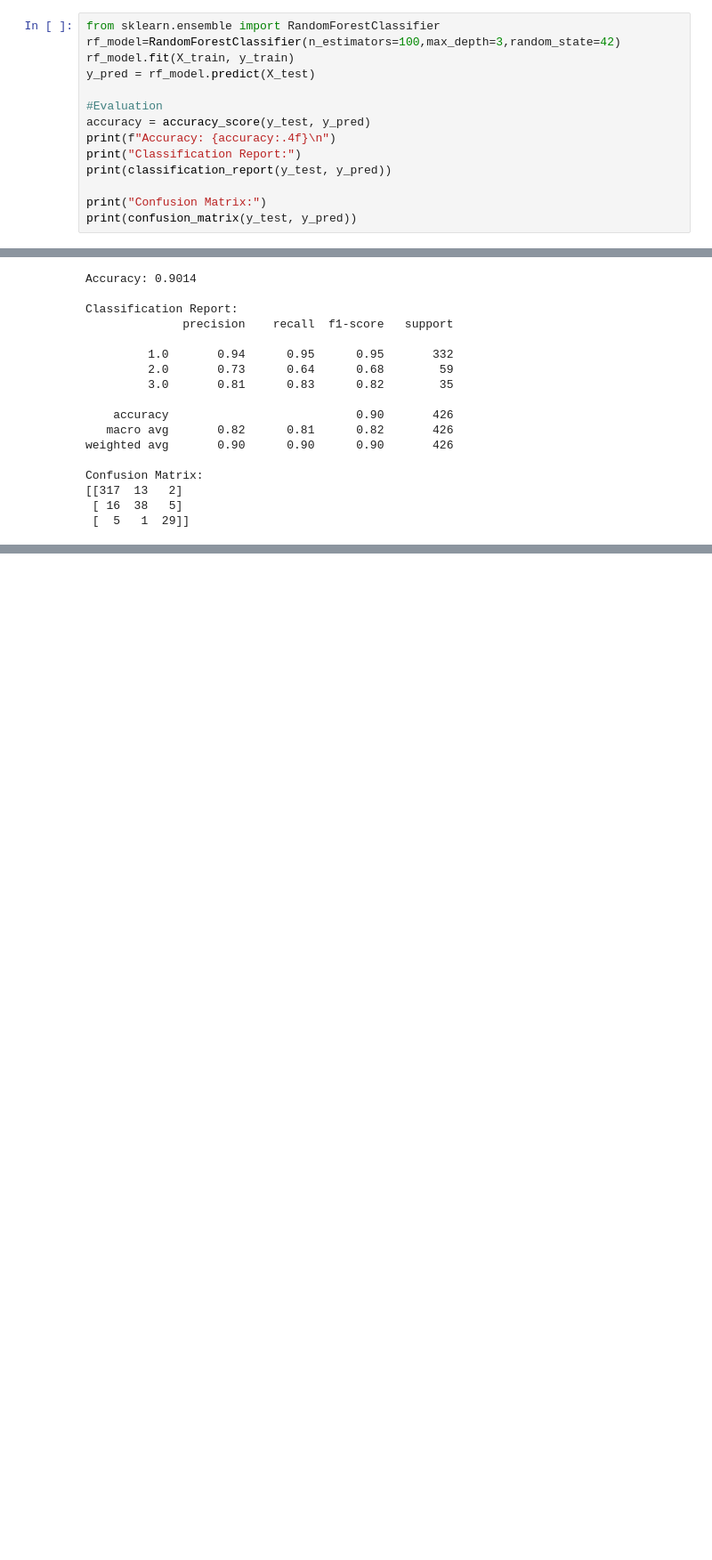
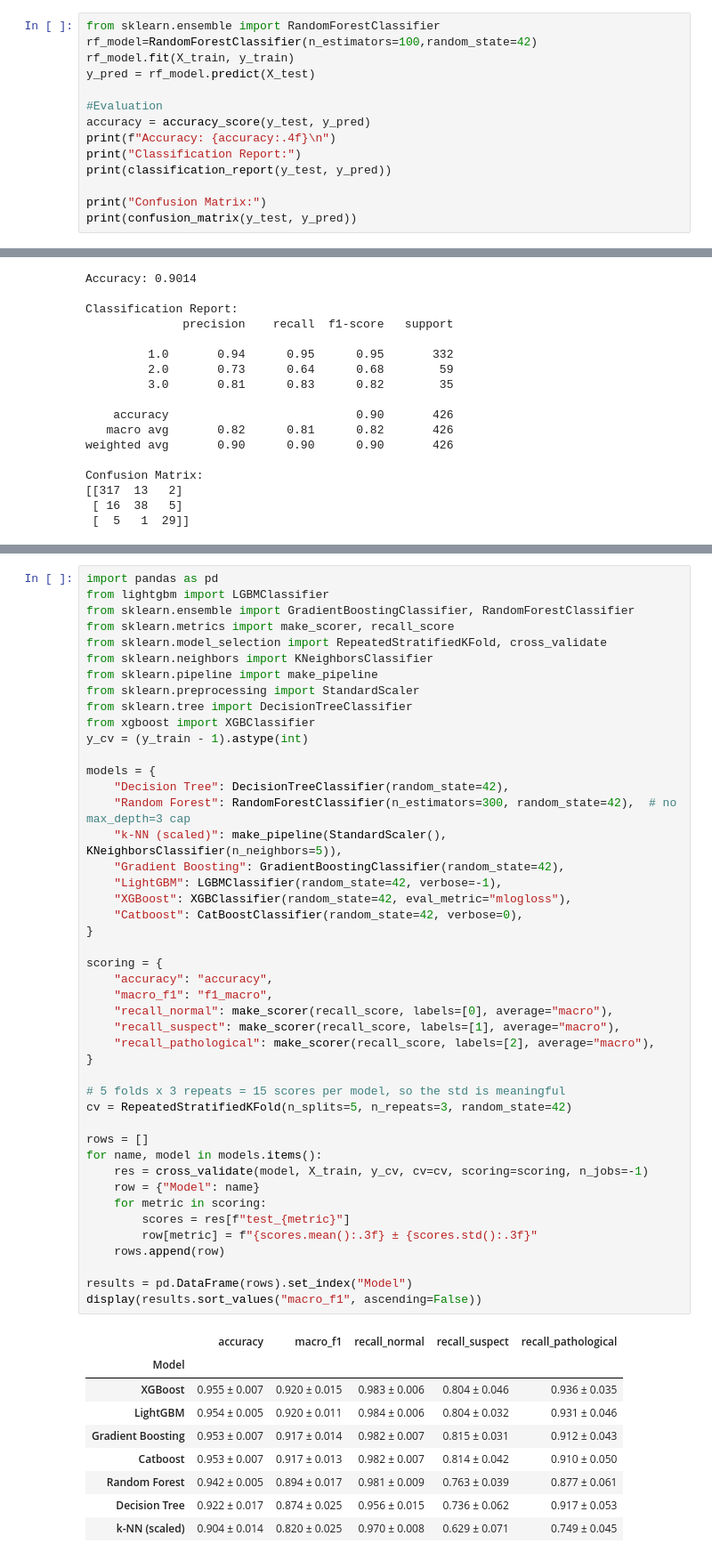
Before and after one commit to Sushanth-xy/FetalHealthClassifier, a Jupyter notebook: main.ipynb, the cells around one changed output, grey strips where cells are left out. Shown at 89% size. Drawn from its saved outputs; the diff is of its cells as text; blank space fills up the shorter version.

Commit message:
CatBoost and sumarised view with cross validation

```diff
--- a/main.ipynb
+++ b/main.ipynb
@@ -72,7 +72,7 @@ Confusion Matrix:
  [  2   1  32]]
 # %%
 from sklearn.ensemble import RandomForestClassifier
-rf_model=RandomForestClassifier(n_estimators=100,max_depth=3,random_state=42)
+rf_model=RandomForestClassifier(n_estimators=100,random_state=42)
 rf_model.fit(X_train, y_train)
 y_pred = rf_model.predict(X_test)
 
@@ -262,0 +303,55 @@ Confusion Matrix:
+# %%
+import pandas as pd
+from lightgbm import LGBMClassifier
+from sklearn.ensemble import GradientBoostingClassifier, RandomForestClassifier
+from sklearn.metrics import make_scorer, recall_score
+from sklearn.model_selection import RepeatedStratifiedKFold, cross_validate
+from sklearn.neighbors import KNeighborsClassifier
+from sklearn.pipeline import make_pipeline
+from sklearn.preprocessing import StandardScaler
+from sklearn.tree import DecisionTreeClassifier
+from xgboost import XGBClassifier
+y_cv = (y_train - 1).astype(int)
+
+models = {
+    "Decision Tree": DecisionTreeClassifier(random_state=42),
+    "Random Forest": RandomForestClassifier(n_estimators=300, random_state=42),  # no max_depth=3 cap
+    "k-NN (scaled)": make_pipeline(StandardScaler(), KNeighborsClassifier(n_neighbors=5)),
+    "Gradient Boosting": GradientBoostingClassifier(random_state=42),
+    "LightGBM": LGBMClassifier(random_state=42, verbose=-1),
+    "XGBoost": XGBClassifier(random_state=42, eval_metric="mlogloss"),
+    "Catboost": CatBoostClassifier(random_state=42, verbose=0),
+}
+
+scoring = {
+    "accuracy": "accuracy",
+    "macro_f1": "f1_macro",
+    "recall_normal": make_scorer(recall_score, labels=[0], average="macro"),
+    "recall_suspect": make_scorer(recall_score, labels=[1], average="macro"),
+    "recall_pathological": make_scorer(recall_score, labels=[2], average="macro"),
+}
+
+# 5 folds x 3 repeats = 15 scores per model, so the std is meaningful
+cv = RepeatedStratifiedKFold(n_splits=5, n_repeats=3, random_state=42)
+
+rows = []
+for name, model in models.items():
+    res = cross_validate(model, X_train, y_cv, cv=cv, scoring=scoring, n_jobs=-1)
+    row = {"Model": name}
+    for metric in scoring:
+        scores = res[f"test_{metric}"]
+        row[metric] = f"{scores.mean():.3f} ± {scores.std():.3f}"
+    rows.append(row)
+
+results = pd.DataFrame(rows).set_index("Model")
+display(results.sort_values("macro_f1", ascending=False))
+# %% [output]
+|  | accuracy | macro_f1 | recall_normal | recall_suspect | recall_pathological |
+| Model |  |  |  |  |  |
+| XGBoost | 0.955 ± 0.007 | 0.920 ± 0.015 | 0.983 ± 0.006 | 0.804 ± 0.046 | 0.936 ± 0.035 |
+| LightGBM | 0.954 ± 0.005 | 0.920 ± 0.011 | 0.984 ± 0.006 | 0.804 ± 0.032 | 0.931 ± 0.046 |
+| Gradient Boosting | 0.953 ± 0.007 | 0.917 ± 0.014 | 0.982 ± 0.007 | 0.815 ± 0.031 | 0.912 ± 0.043 |
+| Catboost | 0.953 ± 0.007 | 0.917 ± 0.013 | 0.982 ± 0.007 | 0.814 ± 0.042 | 0.910 ± 0.050 |
+| Random Forest | 0.942 ± 0.005 | 0.894 ± 0.017 | 0.981 ± 0.009 | 0.763 ± 0.039 | 0.877 ± 0.061 |
+| Decision Tree | 0.922 ± 0.017 | 0.874 ± 0.025 | 0.956 ± 0.015 | 0.736 ± 0.062 | 0.917 ± 0.053 |
+| k-NN (scaled) | 0.904 ± 0.014 | 0.820 ± 0.025 | 0.970 ± 0.008 | 0.629 ± 0.071 | 0.749 ± 0.045 |
```
Also changed, not shown: parts of 2 cells of this notebook.
